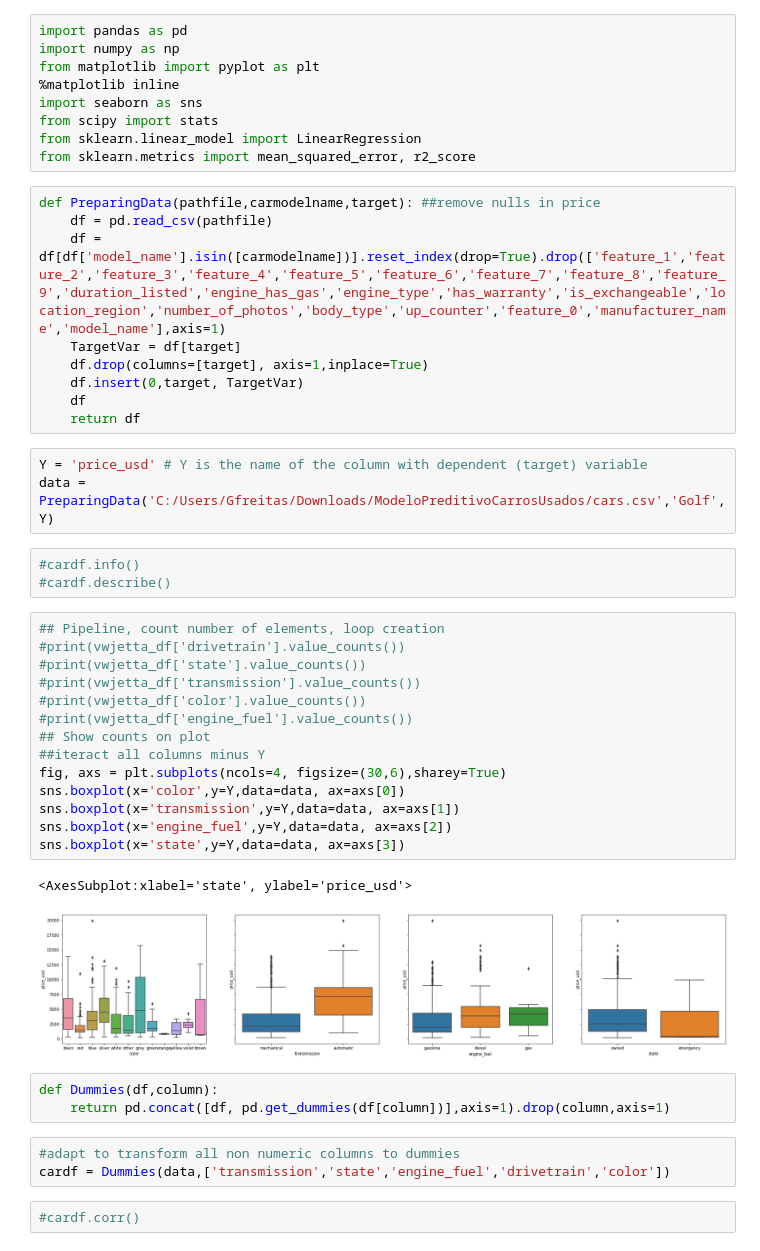
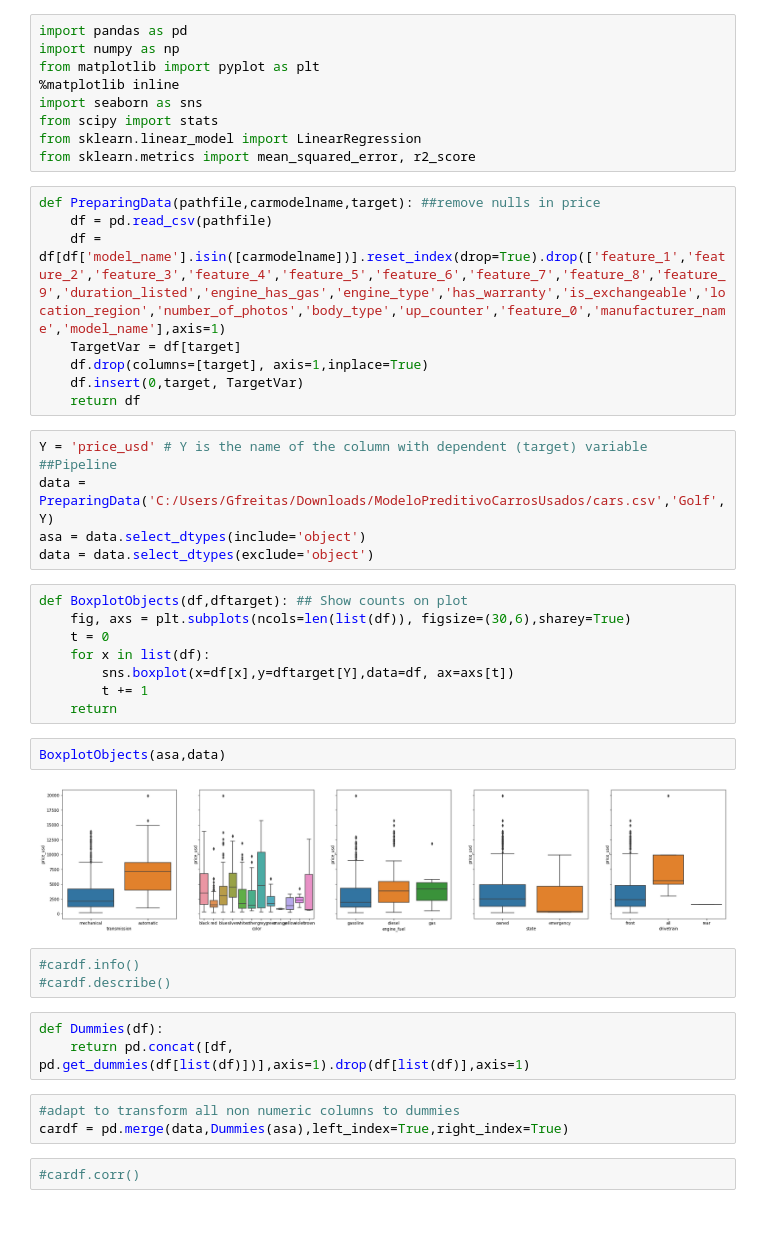
Before and after one commit to grtfreitas/PredictiveModelingRegression, a Jupyter notebook: PredictiveModelingRegression.ipynb, the cells around one changed output. Cells and saved outputs as stored; diff of their text form; blank space fills up the shorter version.

Commit message:
automated plotting of non numeric

```diff
--- a/PredictiveModelingRegression.ipynb
+++ b/PredictiveModelingRegression.ipynb
@@ -14,37 +14,34 @@ def PreparingData(pathfile,carmodelname,target): ##remove nulls in price
     TargetVar = df[target]
     df.drop(columns=[target], axis=1,inplace=True)
     df.insert(0,target, TargetVar)
-    df
     return df
 # %%
 Y = 'price_usd' # Y is the name of the column with dependent (target) variable
+##Pipeline
 data = PreparingData('C:/Users/Gfreitas/Downloads/ModeloPreditivoCarrosUsados/cars.csv','Golf',Y)
+asa = data.select_dtypes(include='object')
+data = data.select_dtypes(exclude='object')
+# %%
+def BoxplotObjects(df,dftarget): ## Show counts on plot
+    fig, axs = plt.subplots(ncols=len(list(df)), figsize=(30,6),sharey=True)
+    t = 0
+    for x in list(df):
+        sns.boxplot(x=df[x],y=dftarget[Y],data=df, ax=axs[t])
+        t += 1
+    return
+# %%
+BoxplotObjects(asa,data)
+# %% [output]
+[figure, added]
 # %%
 #cardf.info()
 #cardf.describe()
-# %%
-## Pipeline, count number of elements, loop creation
-#print(vwjetta_df['drivetrain'].value_counts())
-#print(vwjetta_df['state'].value_counts())
-#print(vwjetta_df['transmission'].value_counts())
-#print(vwjetta_df['color'].value_counts())
-#print(vwjetta_df['engine_fuel'].value_counts())
-## Show counts on plot
-##iteract all columns minus Y
-fig, axs = plt.subplots(ncols=4, figsize=(30,6),sharey=True)
-sns.boxplot(x='color',y=Y,data=data, ax=axs[0])
-sns.boxplot(x='transmission',y=Y,data=data, ax=axs[1])
-sns.boxplot(x='engine_fuel',y=Y,data=data, ax=axs[2])
-sns.boxplot(x='state',y=Y,data=data, ax=axs[3])
-# %% [output]
-<AxesSubplot:xlabel='state', ylabel='price_usd'>
-[figure, removed]
 # %%
-def Dummies(df,column):
-    return pd.concat([df, pd.get_dummies(df[column])],axis=1).drop(column,axis=1)
+def Dummies(df):
+    return pd.concat([df, pd.get_dummies(df[list(df)])],axis=1).drop(df[list(df)],axis=1)
 # %%
 #adapt to transform all non numeric columns to dummies
-cardf = Dummies(data,['transmission','state','engine_fuel','drivetrain','color'])
+cardf = pd.merge(data,Dummies(asa),left_index=True,right_index=True)
 # %%
 #cardf.corr()
 # %%
```
Also changed, not shown: parts of 4 cells of this notebook.
